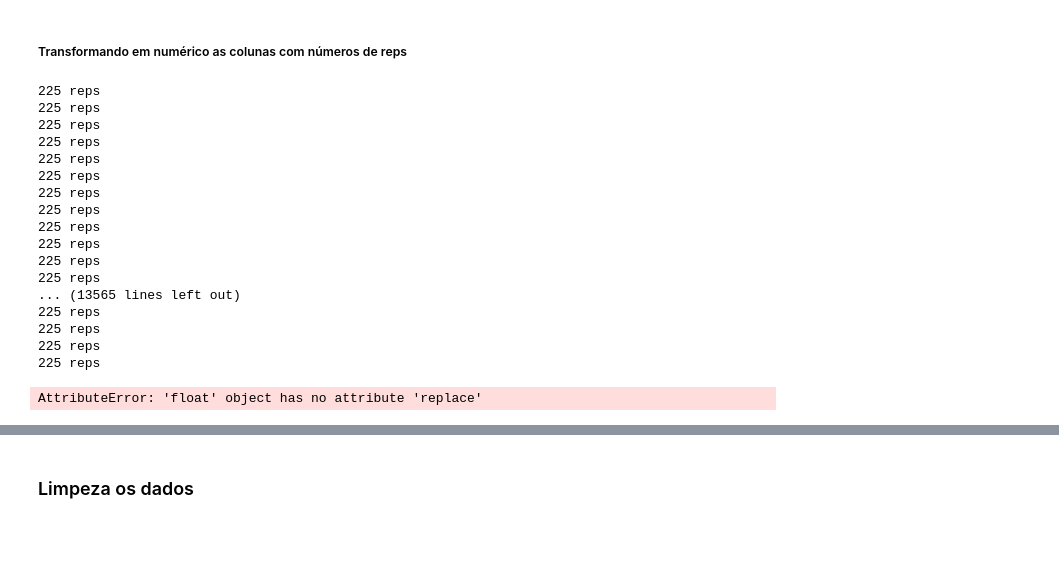
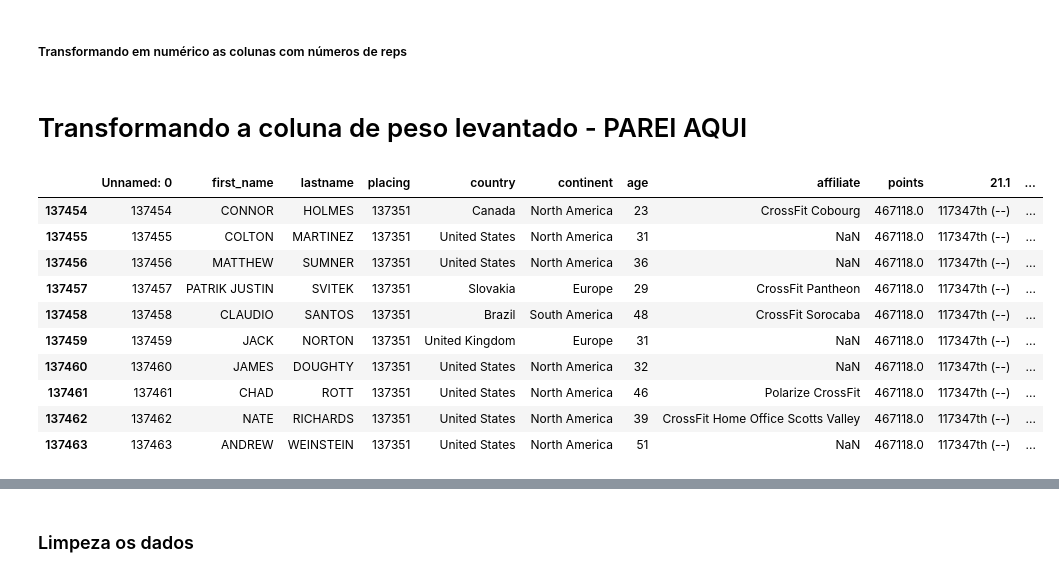
Before and after one commit to DheniMoura/Crossfit_open_2021, a Jupyter notebook: Limpeza_de_dados/male_limpeza_dados.ipynb, the cells around one changed output, grey strips where cells are left out. Cells and saved outputs as stored; diff of their text form; code cells hidden in the pictures; blank space fills up the shorter version.

Commit message:
modificando os pesos levantados

```diff
--- a/Limpeza_de_dados/male_limpeza_dados.ipynb
+++ b/Limpeza_de_dados/male_limpeza_dados.ipynb
@@ -177,28 +174,47 @@ open_masc.head(10)
 # %% [markdown]
 ##### Transformando em numérico as colunas com números de reps
-# %%
-def remove_reps(t):
-    t.replace(" reps", "")
-    print(t)
-    return t
-# %%
-open_masc['21.2 reps'] = open_masc['21.2 reps'].apply(remove_reps)
-# %% [output]
-225 reps
-225 reps
-225 reps
-225 reps
-225 reps
-225 reps
-225 reps
-225 reps
-225 reps
-225 reps
-225 reps
-225 reps
-... (13565 lines left out)
-225 reps
-225 reps
-225 reps
-225 reps
-AttributeError: 'float' object has no attribute 'replace'
+# %%
+# Incluindo texto nos campos nulos de acordo com a coluna
+values = {'21.1 reps': '0', '21.2 reps': '0', '21.3 time': '0'}
+open_masc.fillna(value = values, inplace=True)
+# %%
+def remove_reps(t):
+    t = str(t)
+    if ('th' in t):
+        t = t.split()
+        t = t[1]
+        t = t.replace('(', "")
+    elif ('st' in t):
+        t = t.split()
+        t = t[1]
+        t = t.replace('(', "")
+    else:
+        t = t.replace(' reps', "")
+        t = t.replace(" db snatch", "")
+        t = t.replace(" snatch", "")
+        t = t.replace(" front squat", "")
+        t = t.replace(" squat", "")
+    return t
+# %%
+open_masc['21.1 reps'] = open_masc['21.1 reps'].apply(remove_reps)
+open_masc['21.2 reps'] = open_masc['21.2 reps'].apply(remove_reps)
+open_masc['21.3 time'] = open_masc['21.3 time'].apply(remove_reps)
+open_masc['21.1 reps'] = pd.to_numeric(open_masc['21.1 reps'])
+open_masc['21.2 reps'] = pd.to_numeric(open_masc['21.2 reps'])
+open_masc['21.3 time'] = pd.to_numeric(open_masc['21.3 time'])
+# %% [markdown]
+# Transformando a coluna de peso levantado - PAREI AQUI
+# %%
+open_masc.tail(10)
+# %% [output]
+|  | Unnamed: 0 | first_name | lastname | placing | country | continent | age | affiliate | points | 21.1 | ... |
+| 137454 | 137454 | CONNOR | HOLMES | 137351 | Canada | North America | 23 | CrossFit Cobourg | 467118.0 | 117347th (--) | ... |
+| 137455 | 137455 | COLTON | MARTINEZ | 137351 | United States | North America | 31 | NaN | 467118.0 | 117347th (--) | ... |
+| 137456 | 137456 | MATTHEW | SUMNER | 137351 | United States | North America | 36 | NaN | 467118.0 | 117347th (--) | ... |
+| 137457 | 137457 | PATRIK JUSTIN | SVITEK | 137351 | Slovakia | Europe | 29 | CrossFit Pantheon | 467118.0 | 117347th (--) | ... |
+| 137458 | 137458 | CLAUDIO | SANTOS | 137351 | Brazil | South America | 48 | CrossFit Sorocaba | 467118.0 | 117347th (--) | ... |
+| 137459 | 137459 | JACK | NORTON | 137351 | United Kingdom | Europe | 31 | NaN | 467118.0 | 117347th (--) | ... |
+| 137460 | 137460 | JAMES | DOUGHTY | 137351 | United States | North America | 32 | NaN | 467118.0 | 117347th (--) | ... |
+| 137461 | 137461 | CHAD | ROTT | 137351 | United States | North America | 46 | Polarize CrossFit | 467118.0 | 117347th (--) | ... |
+| 137462 | 137462 | NATE | RICHARDS | 137351 | United States | North America | 39 | CrossFit Home Office Scotts Valley | 467118.0 | 117347th (--) | ... |
+| 137463 | 137463 | ANDREW | WEINSTEIN | 137351 | United States | North America | 51 | NaN | 467118.0 | 117347th (--) | ... |
```
Also changed, not shown: parts of 31 cells of this notebook, 19 other files.
